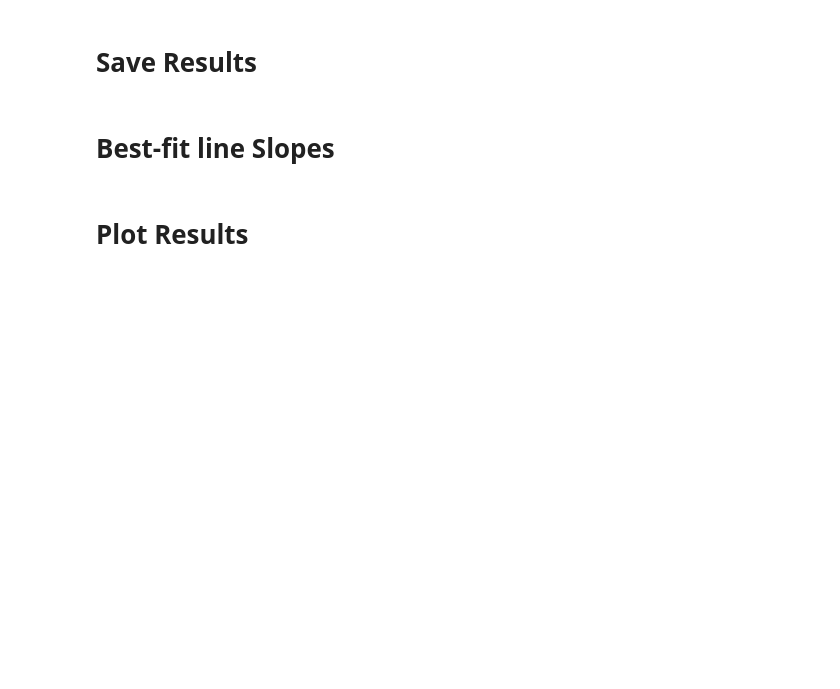
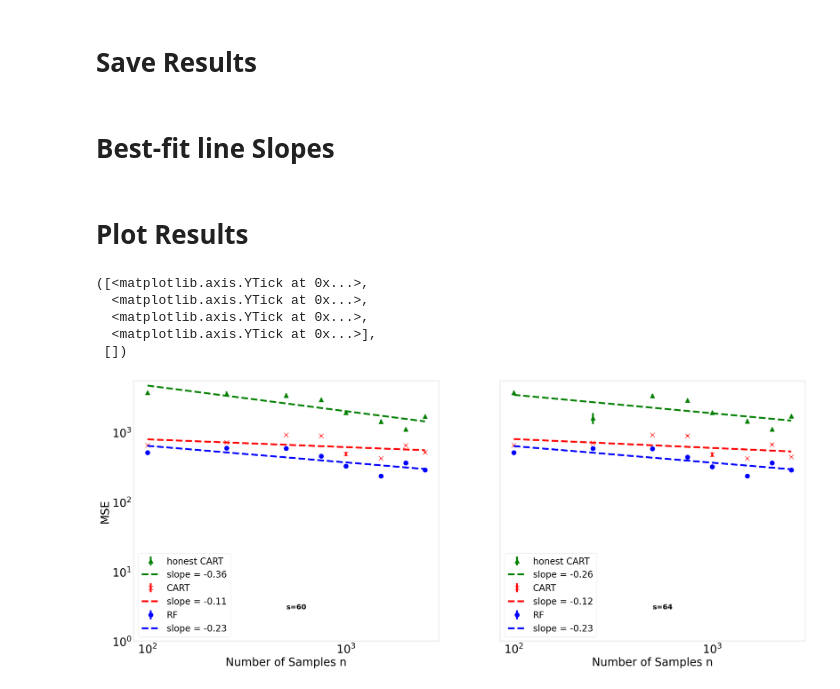
Before and after one commit to DanielNguyen-05/Group04_DecisionTree_Project, a Jupyter notebook: 02_Experiments/source_code/Simulations/crit_temp__experiment.ipynb, the cells around one changed output. Cells and saved outputs as stored; diff of their text form; code cells hidden in the pictures; blank space fills up the shorter version.

```diff
--- a/02_Experiments/source_code/Simulations/crit_temp__experiment.ipynb
+++ b/02_Experiments/source_code/Simulations/crit_temp__experiment.ipynb
@@ -275,33 +272,40 @@ linear_lower_bound_axs[1].legend(loc = 'best')
 linear_lower_bound_axs[0].text(500.0, 3.45, 's=60',
       fontsize=16, fontweight='bold', va='top')
 linear_lower_bound_axs[1].text(500.0, 3.45, 's=64',
       fontsize=16, fontweight='bold', va='top')
 linear_lower_bound_axs[0].set_ylabel('MSE',fontsize = 25)
 #linear_lower_bound_axs[1].set_ylabel('MSE',fontsize = 18)
 
 linear_lower_bound_axs[0].set_xlabel('Number of Samples n',fontsize = 25)
 linear_lower_bound_axs[1].set_xlabel('Number of Samples n',fontsize = 25)
 
 linear_lower_bound_axs[0].set_yscale('log')
 linear_lower_bound_axs[1].set_yscale('log')
 linear_lower_bound_axs[0].set_xscale('log')
 linear_lower_bound_axs[1].set_xscale('log')
 
 linear_lower_bound_axs[0].grid()
 linear_lower_bound_axs[1].grid()
 
 
 
 #plt.tight_layout(pad=0.4,w_pad=0.5, h_pad=1.5)
 
 labels = [r'$10^{0}$', r'$10^{1}$', r'$10^{2}$', r'$10^{3}$']
 ytick = [1,10,100,1000]
 #plt.xticks(n_train, labels, rotation='vertical')
 
 
 #linear_lower_bound_axs[0].set_yticks([0.1, 0.5, 1.0,3.0])
-# plt.yticks(ytick,labels)
+plt.yticks(ytick,labels)
 #linear_lower_bound_axs[0].get_yaxis().set_major_formatter(matplotlib.ticker.ScalarFormatter())
 #linear_lower_bound_axs[0].set_ylim(0.1, 3.0);
+# %% [output]
+([<matplotlib.axis.YTick at 0x...>,
+  <matplotlib.axis.YTick at 0x...>,
+  <matplotlib.axis.YTick at 0x...>,
+  <matplotlib.axis.YTick at 0x...>],
+ [])
+[figure, added]
 # %%
 linear_lower_bound_fig.savefig('figures/crit_temp.png')
```
Also changed, not shown: parts of 2 cells of this notebook, 5 other files.
